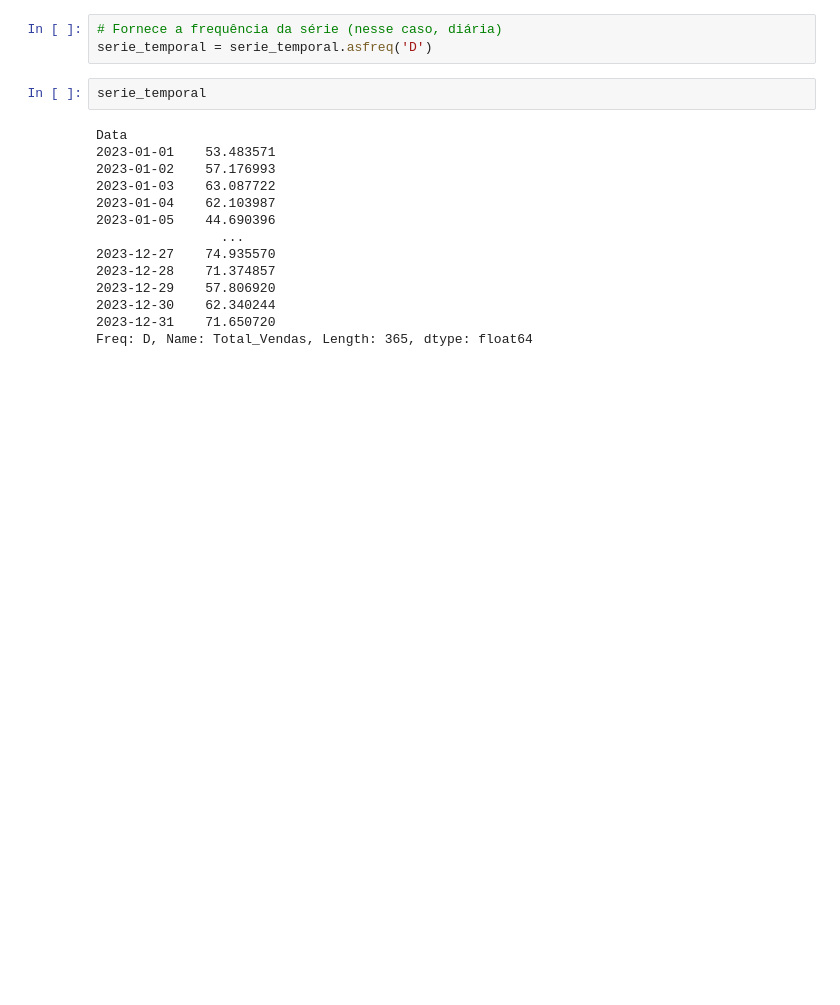
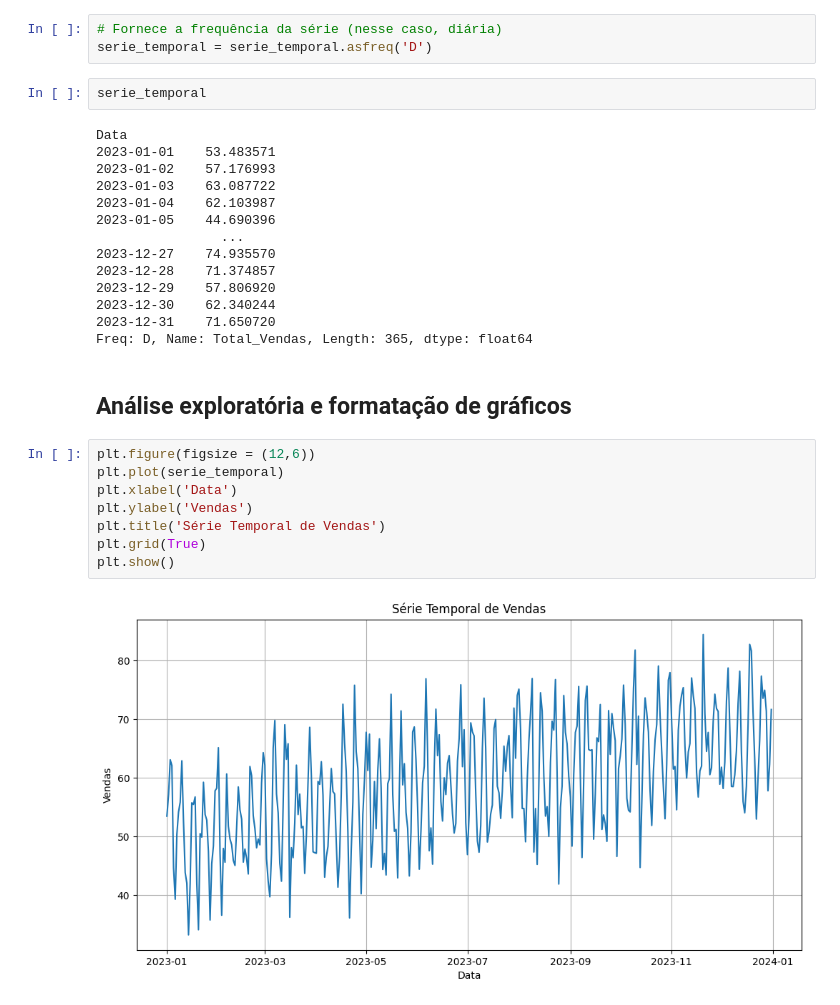
Before and after one commit to pdrpnhr/dsa-python-analise-dados, a Jupyter notebook: Cap16_AnaliseSeriesTemporais.ipynb, the cells around one changed output. Cells and saved outputs as stored; diff of their text form; blank space fills up the shorter version.

```diff
--- a/Cap16_AnaliseSeriesTemporais.ipynb
+++ b/Cap16_AnaliseSeriesTemporais.ipynb
@@ -126,3 +126,15 @@ Data
 2023-12-30    62.340244
 2023-12-31    71.650720
 Freq: D, Name: Total_Vendas, Length: 365, dtype: float64
+# %% [markdown]
+## Análise exploratória e formatação de gráficos
+# %%
+plt.figure(figsize = (12,6))
+plt.plot(serie_temporal)
+plt.xlabel('Data')
+plt.ylabel('Vendas')
+plt.title('Série Temporal de Vendas')
+plt.grid(True)
+plt.show()
+# %% [output]
+[figure, added]
```
Also changed, not shown: parts of 14 cells of this notebook.
